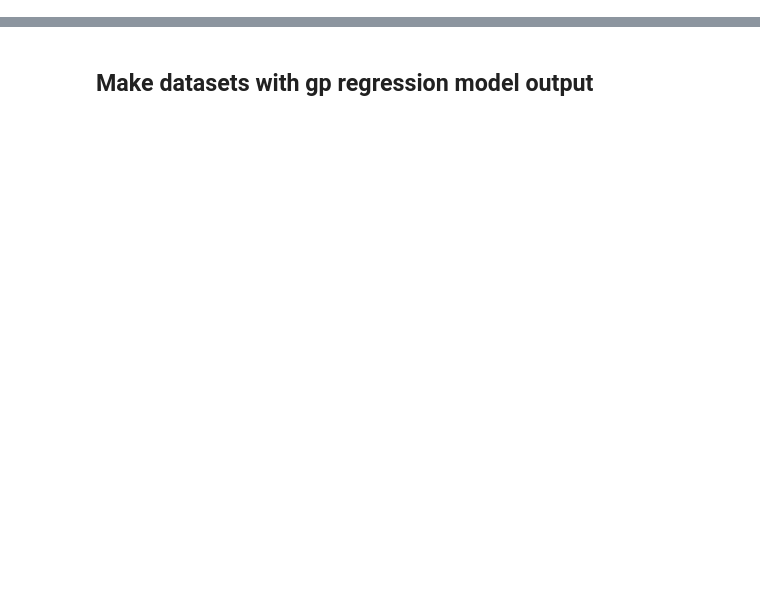
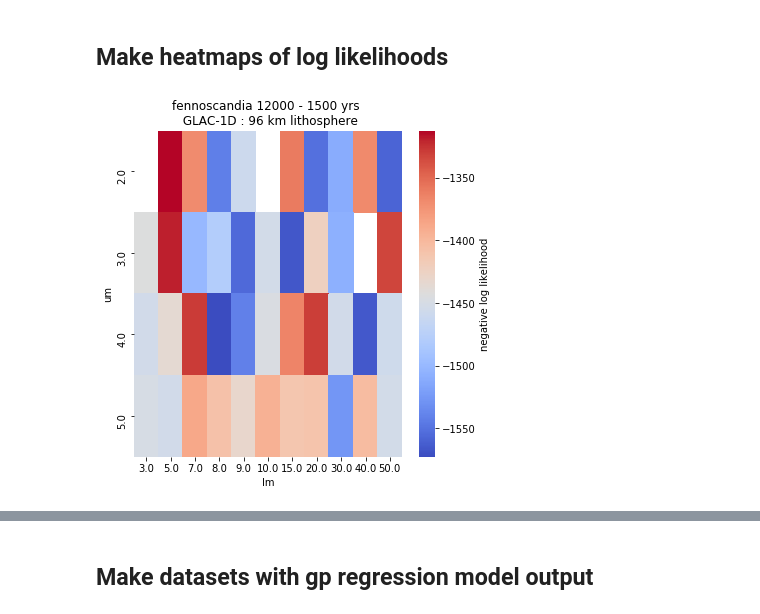
Before and after one commit to rcameronc/Holocene_readv, a Jupyter notebook: readv_postproc.ipynb, the cells around one changed output, grey strips where cells are left out. Saved outputs shown, nothing was run; the diff lists cells and outputs as text; code cells hidden in the pictures; blank space fills up the shorter version.

```diff
--- a/readv_postproc.ipynb
+++ b/readv_postproc.ipynb
@@ -9,0 +11,33 @@ import cartopy.feature as cfeature
+# %% [markdown]
+## Make heatmaps of log likelihoods
+# %%
+tmax = 12000
+tmin = 1500
+model = 'GLAC-1D'
+mantle = 'l96C'
+lith = '96'
+place = 'fennoscandia'
+dirName = f'figs/{place}/'
+path_gen = f'{tmax}_{tmin}_{model}_{mantle}_{place}'
+
+all_files = glob.glob(f'output/12000*glac1d_{mantle}*{place}*likelihood')
+df = pd.concat((pd.read_csv(f, index_col=None) for f in all_files))
+
+df['ice_model'] = [key.split('_l')[0] for key in df.modelrun]
+df['lith'] = [key.split('_')[-3:][0] for key in df.modelrun]
+df['um'] = [key.split('_')[-3:][1][-1] for key in df.modelrun]
+df['lm'] = [key.split('_')[-3:][2][2:] for key in df.modelrun]
+
+df.lm = df.lm.astype(float)
+df.um = df.um.astype(float)
+
+heatmap = df.pivot_table(index='um', columns='lm', values='log_marginal_likelihood')
+
+fig, ax = plt.subplots(1, 1, figsize=(6, 6))
+sns.heatmap(heatmap,  cmap='coolwarm', ax=ax,  cbar_kws={'label': 'negative log likelihood'})
+ax.set_title('label')
+
+ax.set_title(f'{place} {tmax} - {tmin} yrs \n {model} : {96} km lithosphere')
+fig.savefig(dirName + f'{path_gen}_likelihood_heatmap', transparent=True)
+# %% [output]
+[figure, added]
```
Also changed, not shown: parts of 7 cells of this notebook, 4 other files.
